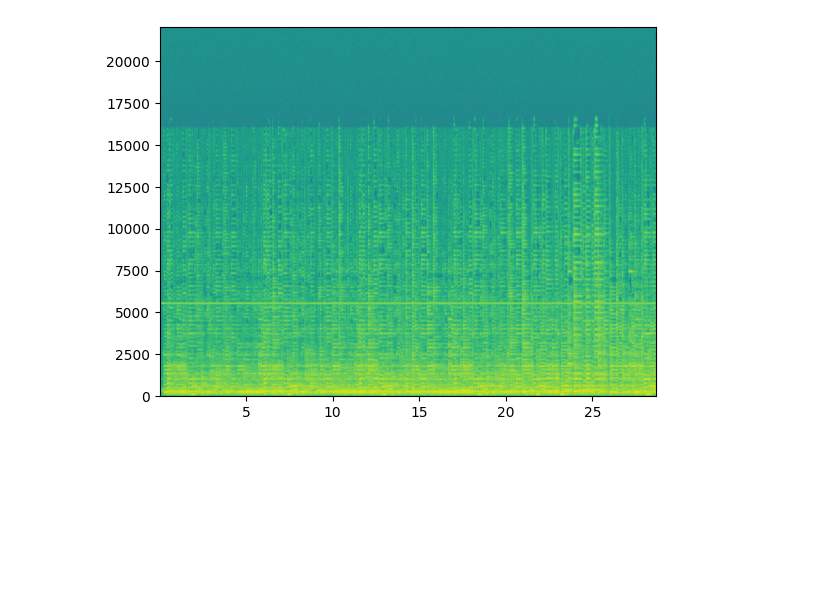
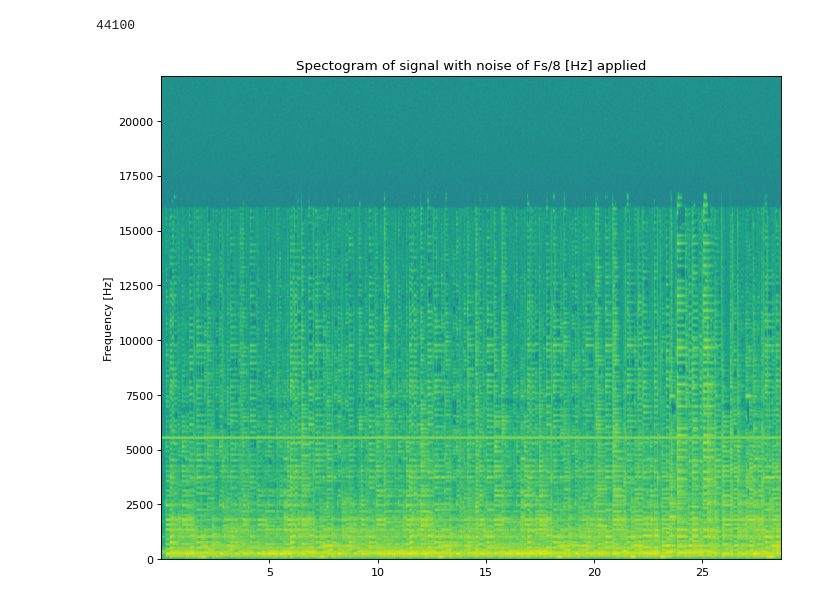
Before and after one commit to enriquezmartin/pes-utn-fra, a Jupyter notebook: python-notebooks/1-quantization/0-quantization.ipynb, the cells around one changed output. Saved outputs shown, nothing was run; the diff lists cells and outputs as text; code cells hidden in the pictures; blank space fills up the shorter version.

```diff
--- a/python-notebooks/1-quantization/0-quantization.ipynb
+++ b/python-notebooks/1-quantization/0-quantization.ipynb
@@ -93,18 +97,22 @@ plt.show()
 # %%
 import scipy.io.wavfile
 from scipy import signal
-input_rate,audio=scipy.io.wavfile.read(myPath+'/audio_samples/classical_gas.wav')
-Fs= input_rate
+input_rate,audio=scipy.io.wavfile.read('audio_samples/classical_gas.wav')
+print(input_rate)
+Fs= input_rate #input_rate
 con_len=-1
 audio_ch = audio[:con_len,0]
 N= len(audio_ch)
 t = np.arange(0, N/Fs, 1/Fs)
 Fn = Fs/8
 noise = 200*np.sin(2*np.pi*Fn*t) # Noise
-
+fig = plt.figure(num=None, figsize=(10, 8), dpi=80)
+plt.title('Spectogram of signal with noise of Fs/8 [Hz] applied')
 Pxx, freqs, bins, im = plt.specgram((audio_ch+noise), NFFT=1024, Fs=Fs, noverlap=900)
+plt.ylabel('Frequency [Hz]')
 plt.show()
 # %% [output]
+44100
-[figure, old version]
+[figure, new version]
 # %%
 out=(audio_ch+noise)/np.max(np.abs(audio_ch+noise))
```
Also changed, not shown: parts of 7 cells of this notebook, 10 other files.
